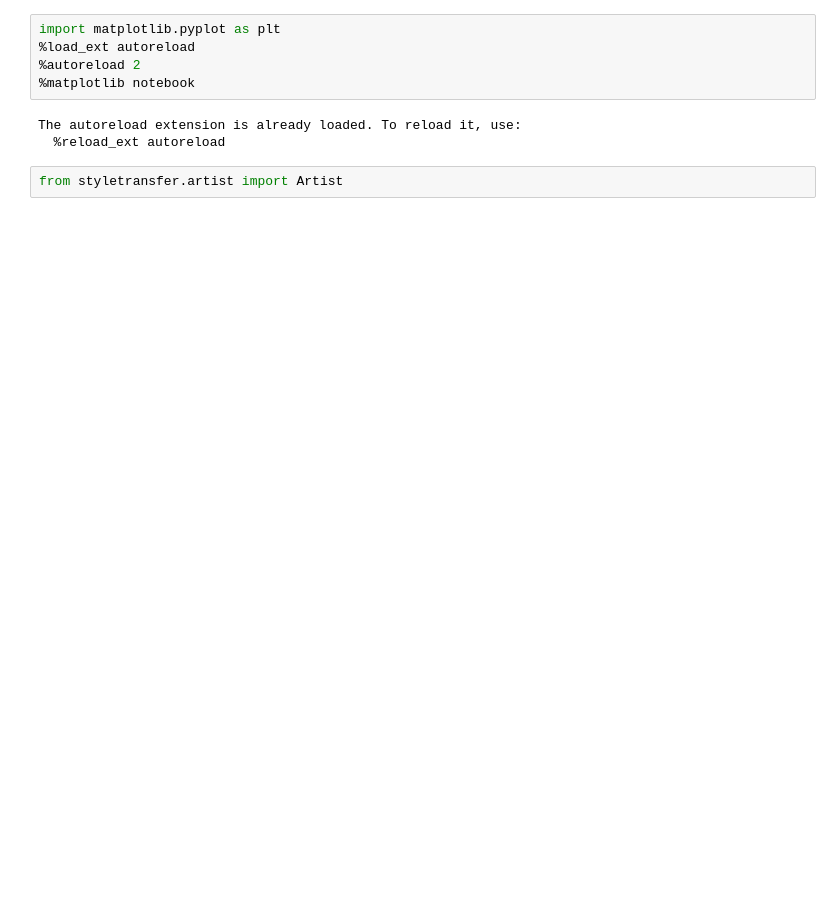
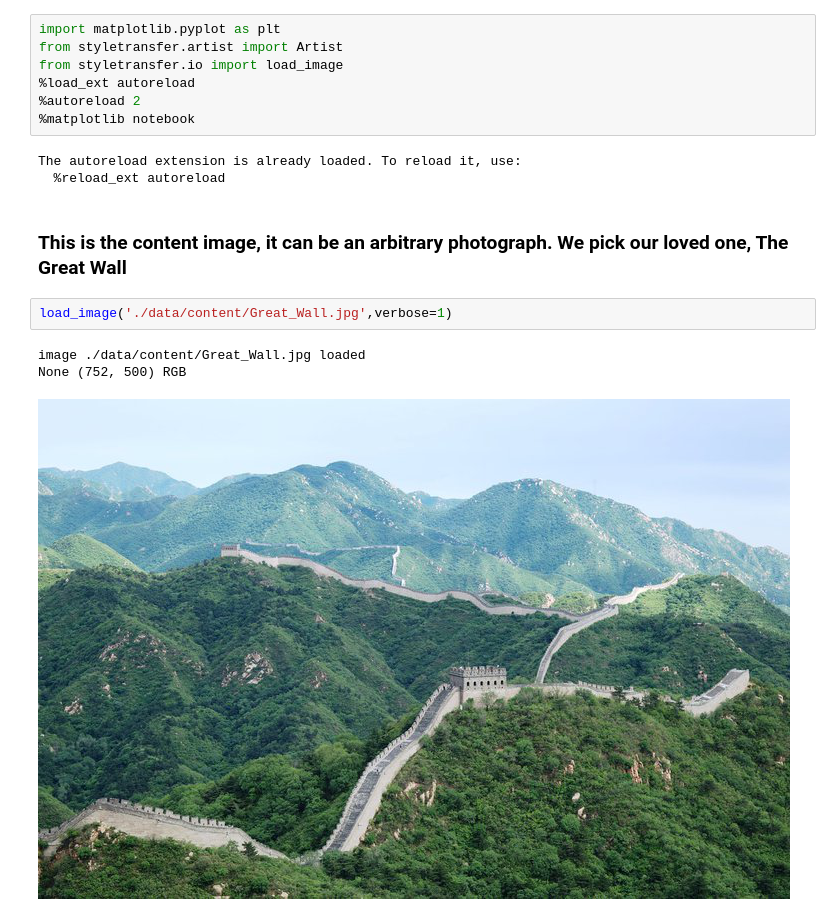
Before and after one commit to LiutongZhou/Replication-for-A-Neural-Algorithm-of-Artistic-Style, a Jupyter notebook: Demo.ipynb, the cells around one changed output. Saved outputs shown, nothing was run; the diff lists cells and outputs as text; blank space fills up the shorter version.

```diff
--- a/Demo.ipynb
+++ b/Demo.ipynb
@@ -1,10 +7,18 @@
 # %%
 import matplotlib.pyplot as plt
+from styletransfer.artist import Artist
+from styletransfer.io import load_image
 %load_ext autoreload
 %autoreload 2
 %matplotlib notebook
 # %% [output]
 The autoreload extension is already loaded. To reload it, use:
   %reload_ext autoreload
-# %%
-from styletransfer.artist import Artist
+# %% [markdown]
+### This is the content image, it can be an arbitrary photograph. We pick our loved one, The Great Wall
+# %%
+load_image('./data/content/Great_Wall.jpg',verbose=1)
+# %% [output]
+image ./data/content/Great_Wall.jpg loaded
+None (752, 500) RGB
+[figure, added]
```
Also changed, not shown: parts of 8 cells of this notebook, 3 other files.
